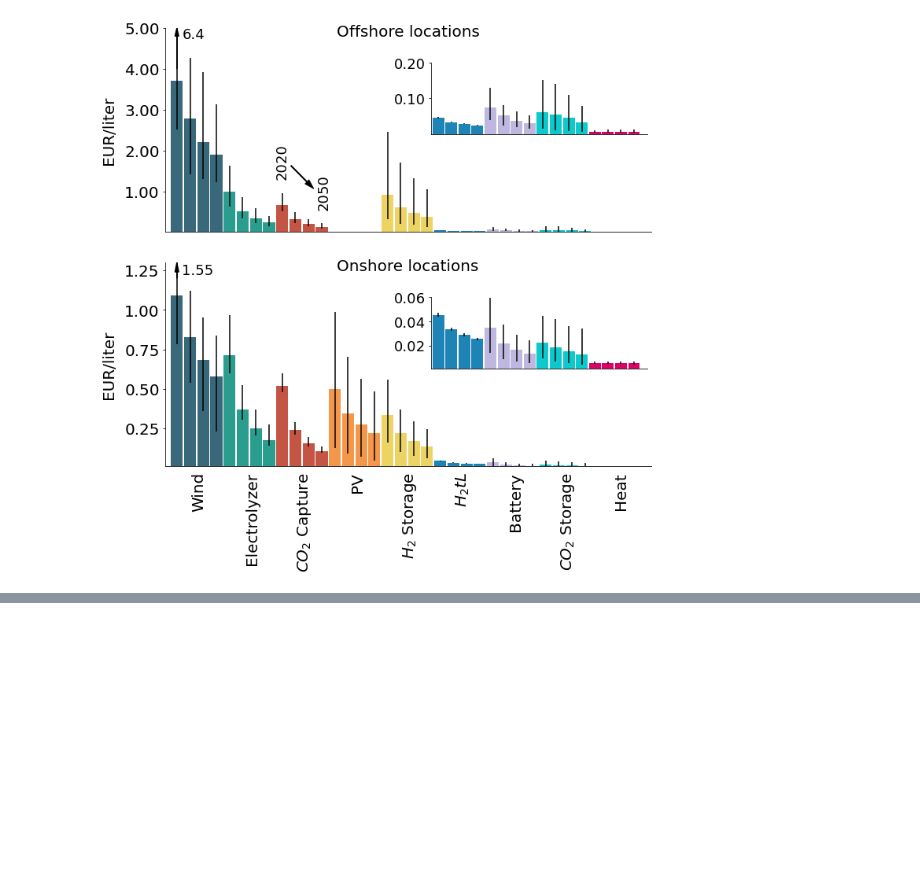
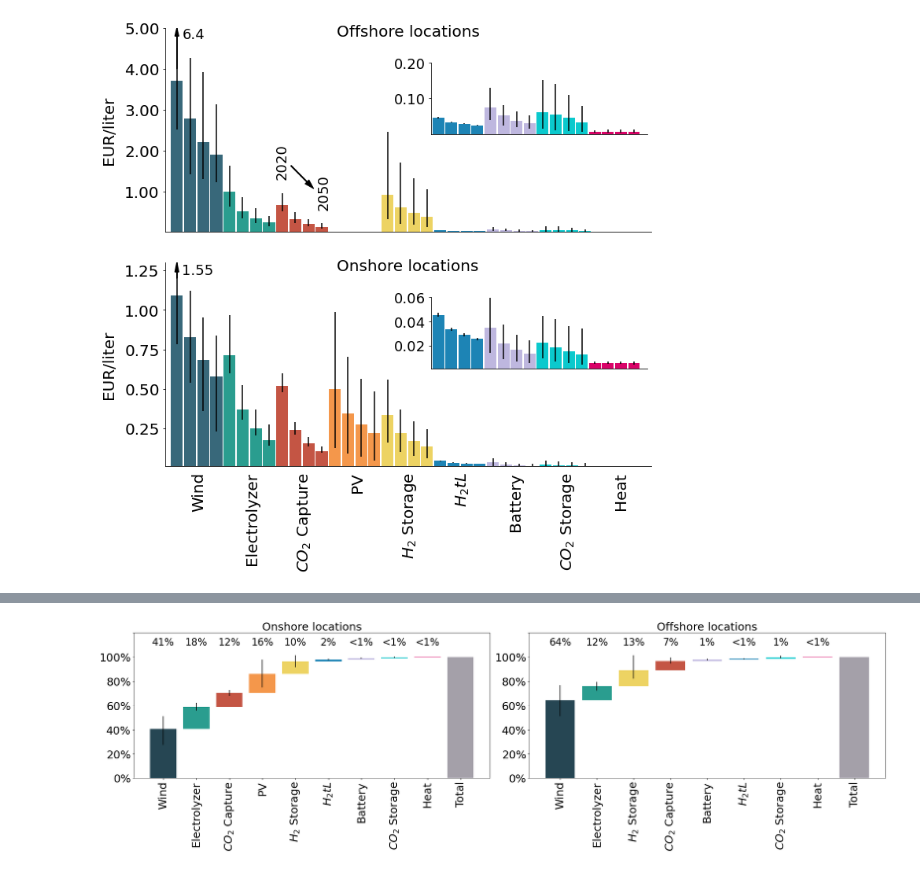
Before and after one commit to kwdseymour/EuroSAFs, a Jupyter notebook: scripts/analysis/SI_figures.ipynb, the cells around one changed output, grey strips where cells are left out. Saved outputs shown, nothing was run; the diff lists cells and outputs as text; code cells hidden in the pictures; blank space fills up the shorter version.

```diff
--- a/scripts/analysis/SI_figures.ipynb
+++ b/scripts/analysis/SI_figures.ipynb
@@ -327,0 +425,65 @@ plt.subplots_adjust(hspace=0.15,wspace=0.1)
+# %%
+onshore_npv_cols = ['wind_NPV', 'electrolyzer_NPV', 'CO2_NPV', 'PV_NPV', 'H2stor_NPV', 'H2tL_NPV', 'battery_NPV', 'CO2stor_NPV', 'heat_NPV', 'verify_NPV']
+offshore_npv_cols = ['wind_NPV', 'electrolyzer_NPV', 'H2stor_NPV', 'CO2_NPV', 'battery_NPV', 'H2tL_NPV', 'CO2stor_NPV', 'heat_NPV', 'verify_NPV']
+colors = ['#264653','#2A9D8F','#C45544','#F4974B','#EDD363','#1D84B5','#BEB7DF','#0BC9CD','#D90368','#A4A0A9']
+colormap = {x:colors[i] for i,x in enumerate(onshore_npv_cols)}
+
+col_name_map = {
+    'wind_NPV':'Wind',
+    'electrolyzer_NPV':'Electrolyzer',
+    'CO2_NPV':'$CO_{2}$ Capture',
+    'PV_NPV':'PV',
+    'H2stor_NPV':'$H_{2}$ Storage',
+    'H2tL_NPV':'$H_{2}tL$',
+    'battery_NPV':'Battery',
+    'CO2stor_NPV':'$CO_{2}$ Storage',
+    'heat_NPV':'Heat',
+    'verify_NPV':'Total'
+}
+
+fig,axes = plt.subplots(ncols=2, figsize=(25,7.5))
+fontsize = 25
+
+for i,shore_designation,cols in zip([0,1],['onshore','offshore'],[onshore_npv_cols,offshore_npv_cols]):
+    costs_df = costs_dict[2030].copy()
+    npv_share = costs_df.loc[costs_df['shore_designation']==shore_designation,cols]
+    for col in npv_share.columns:
+        npv_share[col] = npv_share[col]/npv_share['verify_NPV']
+    npv_share = npv_share.describe(percentiles=[0.05,0.5,0.95]).T * 100
+
+    npv_share_cumsum = npv_share.cumsum()
+    npv_share_cumsum.iloc[-1] = npv_share.iloc[-1]
+    npv_share_cumsum_mask = npv_share_cumsum.shift()
+    npv_share_cumsum_mask.iloc[-1] = 0
+
+
+
+    yerr1 = npv_share['mean'] - npv_share['5%']
+    yerr2 = npv_share['95%'] - npv_share['mean']
+    axes[i].bar(npv_share_cumsum.index.map(col_name_map), npv_share_cumsum['mean'], yerr=[yerr1,yerr2], color=npv_share_cumsum.index.map(colormap))
+    axes[i].bar(npv_share_cumsum_mask.index.map(col_name_map), npv_share_cumsum_mask['mean'], color='white')
+    for tick in axes[i].get_xticklabels():
+        tick.set_rotation(90)
+
+    for j,comp_share in enumerate(npv_share['mean'].iloc[:-1]):
+        if comp_share<1:
+            text = '<1%'
+        else:
+            text = f'{comp_share:.0f}%'
+        axes[i].annotate(text, (j,110), fontsize=fontsize*0.9, ha='center')
+    axes[i].tick_params(labelsize=fontsize)
+
+    axes[i].set_ylim(0,118)
+    axes[i].yaxis.set_ticks(axes[i].get_yticks()) # This line is only intended to supress a warning resulting from the following
+    new_ticks = [f'{x:.0f}%' for x in axes[i].get_yticks()]
+    new_ticks[-1] = ''
+    axes[i].set_yticklabels(new_ticks)
+
+axes[0].set_title('Onshore locations', fontsize=fontsize)
+axes[1].set_title('Offshore locations', fontsize=fontsize)
+# fig.suptitle('Share of plant cost by component', y=1, fontsize=fontsize)
+# plt.subplots_adjust(hspace=0,wspace=0.25)
+plt.tight_layout()
+plt.savefig('../../gfx/cost_share_2030.png', bbox_inches='tight', dpi=400)
+# %% [output]
+[figure, added]
```
Also changed, not shown: parts of 9 cells of this notebook, 4 other files.
